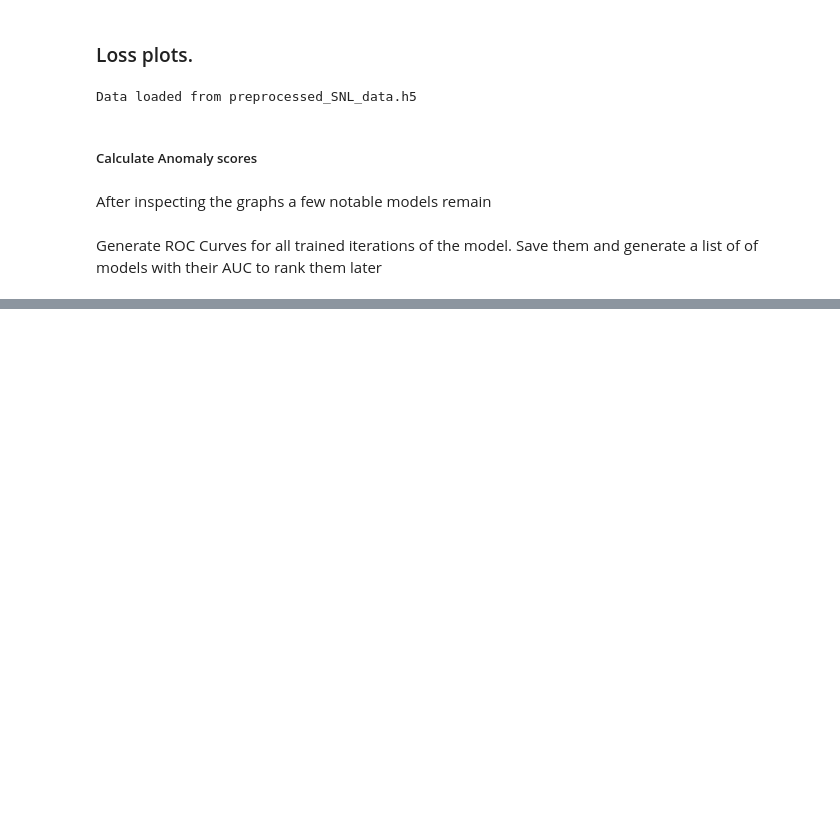
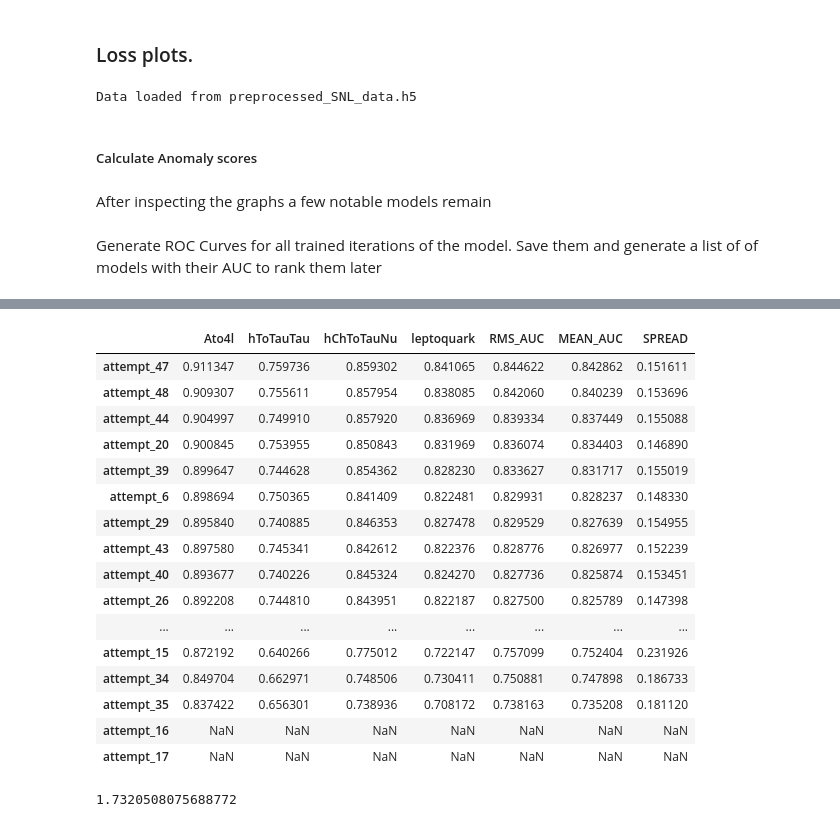
Before and after one commit to jnamador/vae_fs, a Jupyter notebook: models/gan1_analysis.ipynb, the cells around one changed output, grey strips where cells are left out. Drawn from its saved outputs; the diff is of its cells as text; code cells hidden in the pictures; blank space fills up the shorter version.

Commit message:
calculated some roc curve statitics across attempts

```diff
--- a/models/gan1_analysis.ipynb
+++ b/models/gan1_analysis.ipynb
@@ -253,0 +253,45 @@ for att_n in range(6,17): # Splitting everythingup
+# %%
+all_results = pd.DataFrame({})
+stats = pd.DataFrame({})
+
+for i in range(6, 50):
+    with open(SAVE_PATH + f"temp_pkls/roc_results_att_{i}.pkl", "rb") as f:
+        roc_result = pkl.load(f)[1] # Load just the roc results
+    temp = pd.DataFrame(roc_result).transpose()
+    all_results = pd.concat([all_results, temp], axis=0)
+    # Some quick stats while we're at it.
+    temp_stats = {}
+    for c in temp.columns:
+        temp_stats[c] = temp[c].mean()
+    temp_stats = pd.DataFrame(temp_stats, index = [f"attempt_{i}"])
+    # temp_stats["RMS_AUC"] = np.sqrt(temp.Ato4l**2 + temp.hToTauTau**2 + temp.hChToTauNu**2 + temp.leptoquark**2)
+    stats = pd.concat([stats, temp_stats], axis = 0)
+# %%
+stats["RMS_AUC"] = np.sqrt((stats.Ato4l**2 + stats.hToTauTau**2 + stats.hChToTauNu**2 + stats.leptoquark**2)/4)
+stats["MEAN_AUC"] = stats.iloc[:, :4].mean(axis=1)
+stats["SPREAD"] = stats.iloc[:, :4].max(axis=1) - stats.iloc[:, :4].min(axis=1)
+# %%
+stats = stats.sort_values(by='RMS_AUC', ascending=False)
+stats
+# %% [output]
+|  | Ato4l | hToTauTau | hChToTauNu | leptoquark | RMS_AUC | MEAN_AUC | SPREAD |
+| attempt_47 | 0.911347 | 0.759736 | 0.859302 | 0.841065 | 0.844622 | 0.842862 | 0.151611 |
+| attempt_48 | 0.909307 | 0.755611 | 0.857954 | 0.838085 | 0.842060 | 0.840239 | 0.153696 |
+| attempt_44 | 0.904997 | 0.749910 | 0.857920 | 0.836969 | 0.839334 | 0.837449 | 0.155088 |
+| attempt_20 | 0.900845 | 0.753955 | 0.850843 | 0.831969 | 0.836074 | 0.834403 | 0.146890 |
+| attempt_39 | 0.899647 | 0.744628 | 0.854362 | 0.828230 | 0.833627 | 0.831717 | 0.155019 |
+| attempt_6 | 0.898694 | 0.750365 | 0.841409 | 0.822481 | 0.829931 | 0.828237 | 0.148330 |
+| attempt_29 | 0.895840 | 0.740885 | 0.846353 | 0.827478 | 0.829529 | 0.827639 | 0.154955 |
+| attempt_43 | 0.897580 | 0.745341 | 0.842612 | 0.822376 | 0.828776 | 0.826977 | 0.152239 |
+| attempt_40 | 0.893677 | 0.740226 | 0.845324 | 0.824270 | 0.827736 | 0.825874 | 0.153451 |
+| attempt_26 | 0.892208 | 0.744810 | 0.843951 | 0.822187 | 0.827500 | 0.825789 | 0.147398 |
+| ... | ... | ... | ... | ... | ... | ... | ... |
+| attempt_15 | 0.872192 | 0.640266 | 0.775012 | 0.722147 | 0.757099 | 0.752404 | 0.231926 |
+| attempt_34 | 0.849704 | 0.662971 | 0.748506 | 0.730411 | 0.750881 | 0.747898 | 0.186733 |
+| attempt_35 | 0.837422 | 0.656301 | 0.738936 | 0.708172 | 0.738163 | 0.735208 | 0.181120 |
+| attempt_16 | NaN | NaN | NaN | NaN | NaN | NaN | NaN |
+| attempt_17 | NaN | NaN | NaN | NaN | NaN | NaN | NaN |
+# %%
+np.sqrt(np.sum([1 for _ in range(3)]))
+# %% [output]
+1.7320508075688772
```
Also changed, not shown: parts of 8 cells of this notebook.
